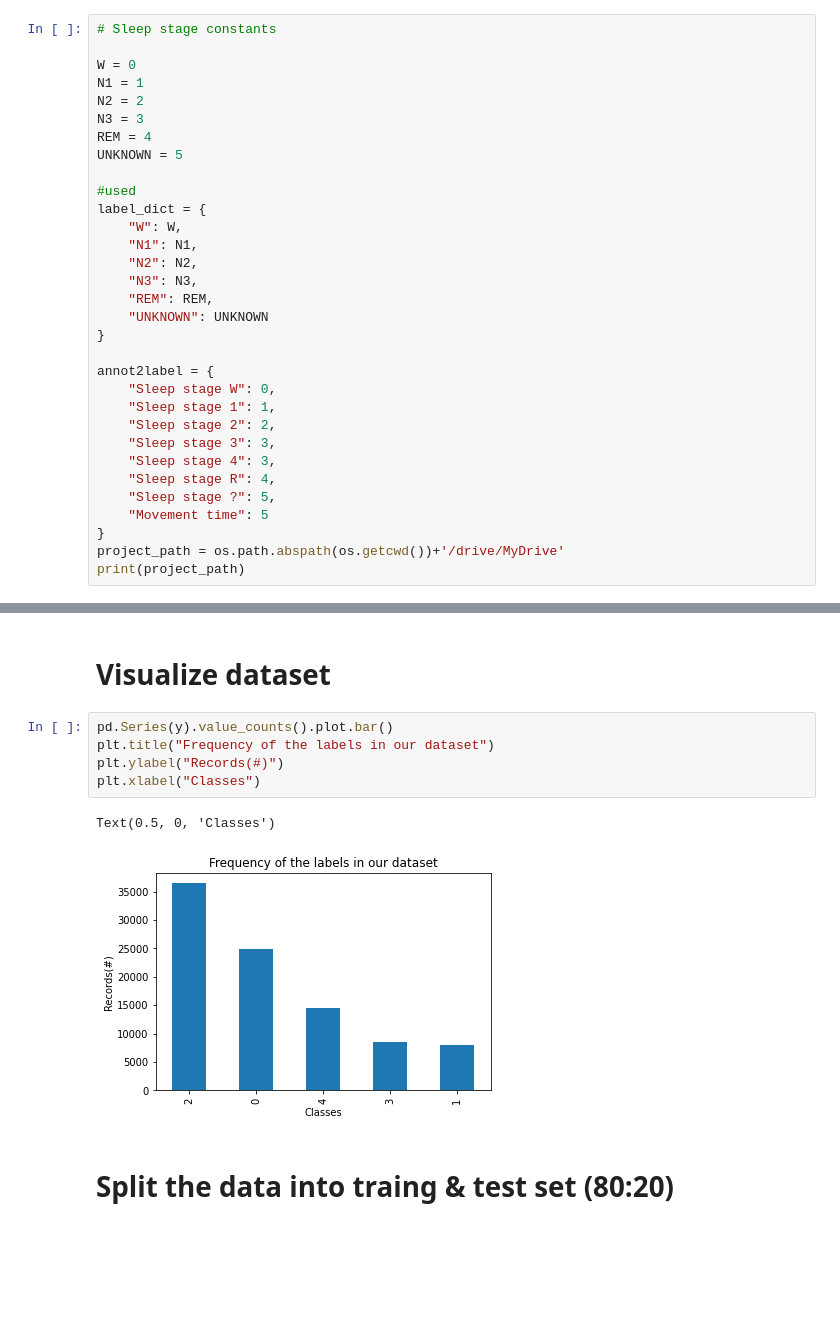
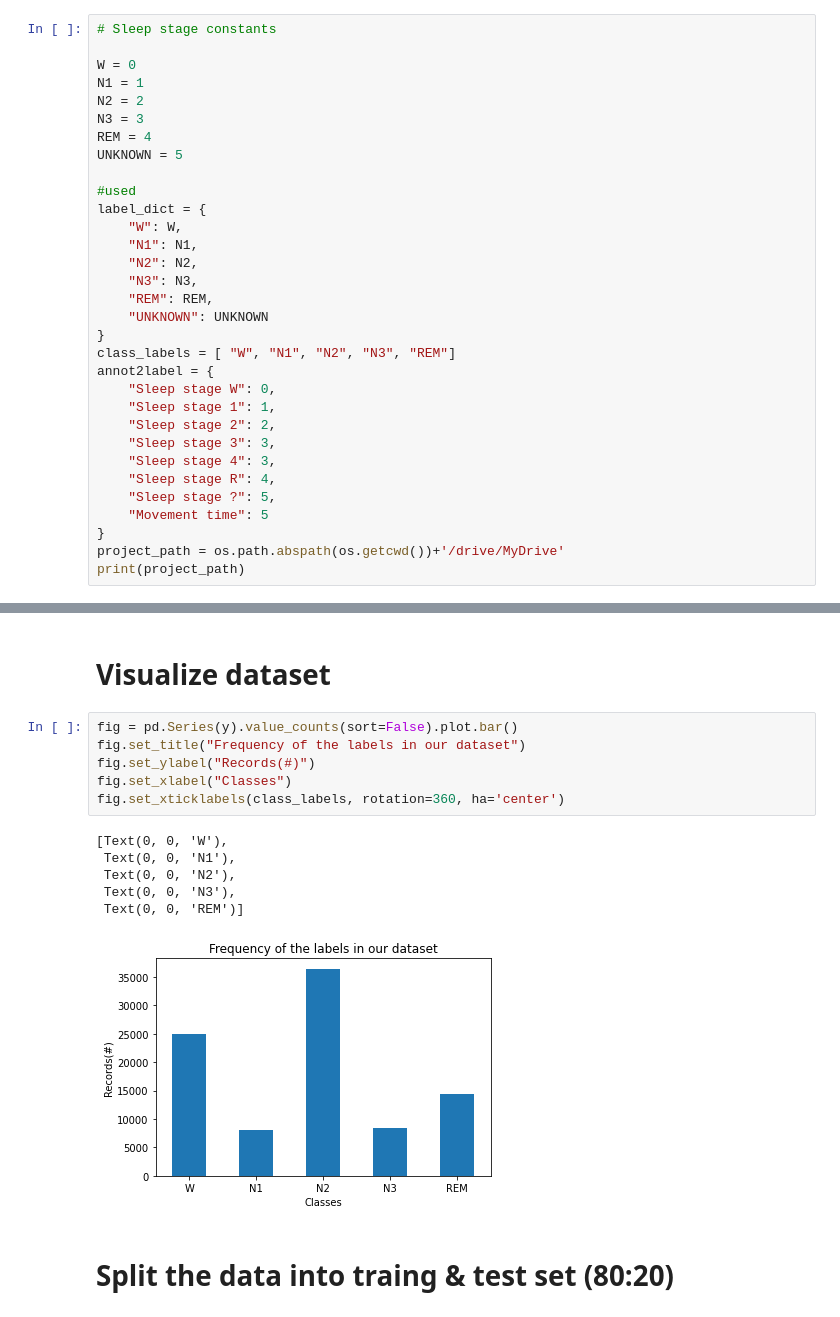
Before and after one commit to sanjuskm05/sleep-stage-classification-evaluation, a Jupyter notebook: mintNet_deepsleep_net.ipynb, the cells around one changed output, grey strips where cells are left out. Cells and saved outputs as stored; diff of their text form; blank space fills up the shorter version.

Commit message:
Update mintNet_deepsleep_net.ipynb
updated the dataset bar chart

```diff
--- a/mintNet_deepsleep_net.ipynb
+++ b/mintNet_deepsleep_net.ipynb
@@ -295,7 +298,7 @@ label_dict = {
     "REM": REM,
     "UNKNOWN": UNKNOWN
 }
-
+class_labels = [ "W", "N1", "N2", "N3", "REM"]
 annot2label = {
     "Sleep stage W": 0,
     "Sleep stage 1": 1,
@@ -506,13 +509,18 @@ y = np.array(y)
 # %% [markdown]
 # Visualize dataset
 # %%
-pd.Series(y).value_counts().plot.bar()
-plt.title("Frequency of the labels in our dataset")
-plt.ylabel("Records(#)")
-plt.xlabel("Classes")
+fig = pd.Series(y).value_counts(sort=False).plot.bar()
+fig.set_title("Frequency of the labels in our dataset")
+fig.set_ylabel("Records(#)")
+fig.set_xlabel("Classes")
+fig.set_xticklabels(class_labels, rotation=360, ha='center')
 # %% [output]
-Text(0.5, 0, 'Classes')
+[Text(0, 0, 'W'),
+ Text(0, 0, 'N1'),
+ Text(0, 0, 'N2'),
+ Text(0, 0, 'N3'),
+ Text(0, 0, 'REM')]
-[figure, old version]
+[figure, new version]
 # %% [markdown]
 # Split the data into traing & test set (80:20)
 # %%
```
Also changed, not shown: parts of 28 cells of this notebook.
